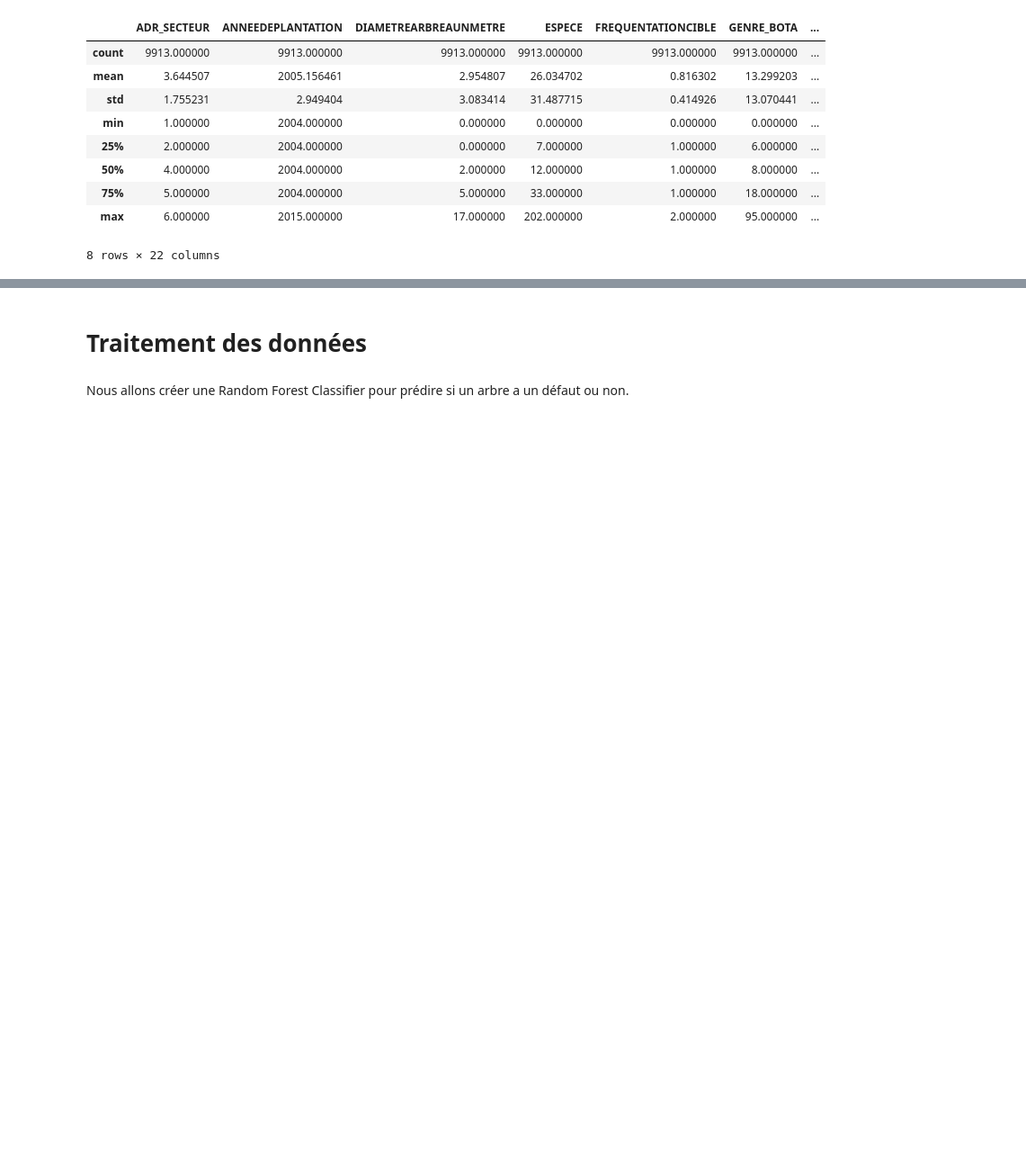
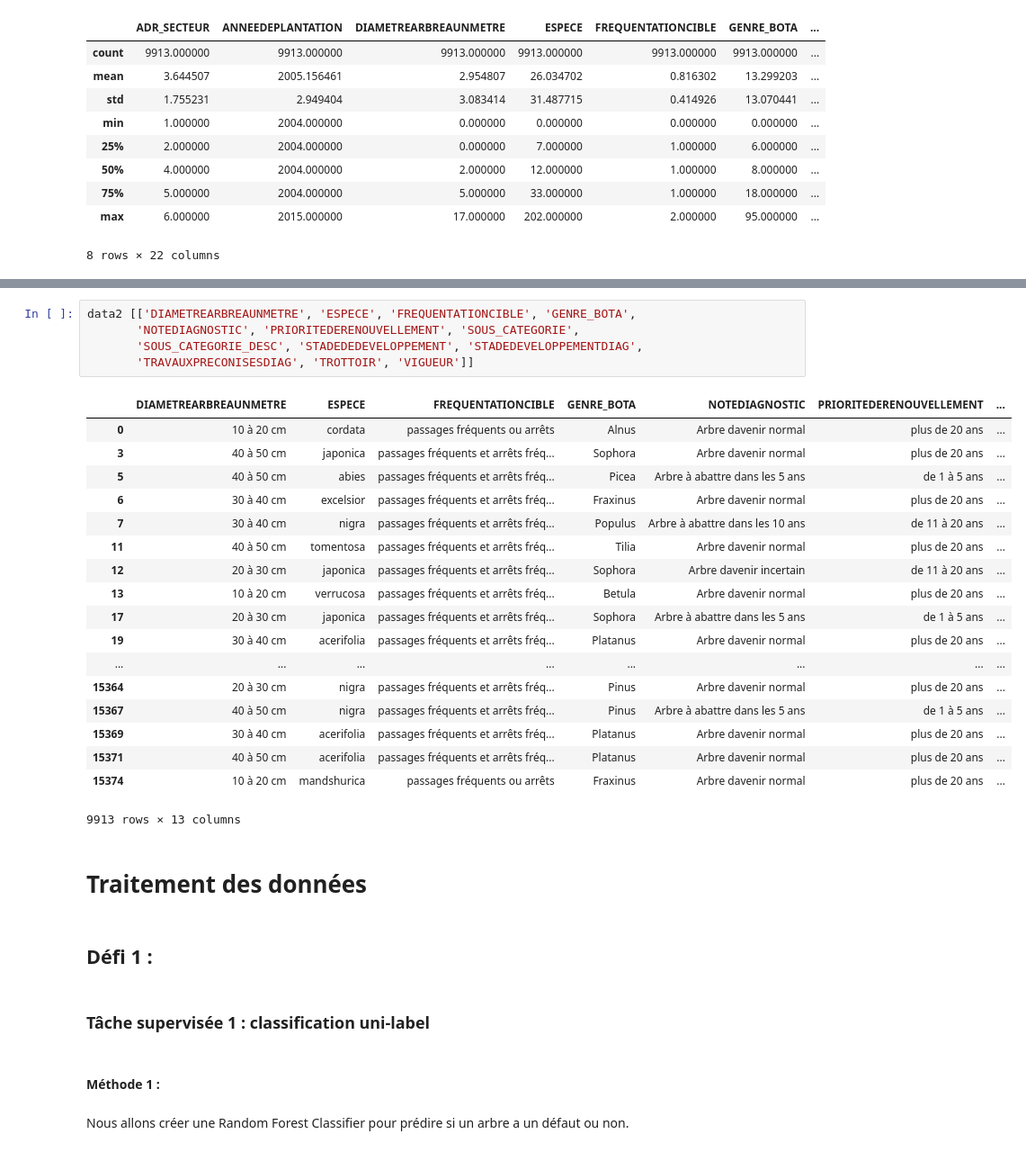
Before and after one commit to Bertrand-gbt/Projet-Fouilles-de-donn-es, a Jupyter notebook: Projet_FDEC.ipynb, the cells around one changed output, grey strips where cells are left out. Shown at 90% size. Saved outputs shown, nothing was run; the diff lists cells and outputs as text; blank space fills up the shorter version.

```diff
--- a/Projet_FDEC.ipynb
+++ b/Projet_FDEC.ipynb
@@ -213,5 +243,35 @@ data1.describe()
+# %%
+data2 [['DIAMETREARBREAUNMETRE', 'ESPECE', 'FREQUENTATIONCIBLE', 'GENRE_BOTA',
+       'NOTEDIAGNOSTIC', 'PRIORITEDERENOUVELLEMENT', 'SOUS_CATEGORIE',
+       'SOUS_CATEGORIE_DESC', 'STADEDEDEVELOPPEMENT', 'STADEDEVELOPPEMENTDIAG',
+       'TRAVAUXPRECONISESDIAG', 'TROTTOIR', 'VIGUEUR']]
+# %% [output]
+|  | DIAMETREARBREAUNMETRE | ESPECE | FREQUENTATIONCIBLE | GENRE_BOTA | NOTEDIAGNOSTIC | PRIORITEDERENOUVELLEMENT | ... |
+| 0 | 10 à 20 cm | cordata | passages fréquents ou arrêts | Alnus | Arbre davenir normal | plus de 20 ans | ... |
+| 3 | 40 à 50 cm | japonica | passages fréquents et arrêts fréq... | Sophora | Arbre davenir normal | plus de 20 ans | ... |
+| 5 | 40 à 50 cm | abies | passages fréquents et arrêts fréq... | Picea | Arbre à abattre dans les 5 ans | de 1 à 5 ans | ... |
+| 6 | 30 à 40 cm | excelsior | passages fréquents et arrêts fréq... | Fraxinus | Arbre davenir normal | plus de 20 ans | ... |
+| 7 | 30 à 40 cm | nigra | passages fréquents et arrêts fréq... | Populus | Arbre à abattre dans les 10 ans | de 11 à 20 ans | ... |
+| 11 | 40 à 50 cm | tomentosa | passages fréquents et arrêts fréq... | Tilia | Arbre davenir normal | plus de 20 ans | ... |
+| 12 | 20 à 30 cm | japonica | passages fréquents et arrêts fréq... | Sophora | Arbre davenir incertain | de 11 à 20 ans | ... |
+| 13 | 10 à 20 cm | verrucosa | passages fréquents et arrêts fréq... | Betula | Arbre davenir normal | plus de 20 ans | ... |
+| 17 | 20 à 30 cm | japonica | passages fréquents et arrêts fréq... | Sophora | Arbre à abattre dans les 5 ans | de 1 à 5 ans | ... |
+| 19 | 30 à 40 cm | acerifolia | passages fréquents et arrêts fréq... | Platanus | Arbre davenir normal | plus de 20 ans | ... |
+| ... | ... | ... | ... | ... | ... | ... | ... |
+| 15364 | 20 à 30 cm | nigra | passages fréquents et arrêts fréq... | Pinus | Arbre davenir normal | plus de 20 ans | ... |
+| 15367 | 40 à 50 cm | nigra | passages fréquents et arrêts fréq... | Pinus | Arbre à abattre dans les 5 ans | de 1 à 5 ans | ... |
+| 15369 | 30 à 40 cm | acerifolia | passages fréquents et arrêts fréq... | Platanus | Arbre davenir normal | plus de 20 ans | ... |
+| 15371 | 40 à 50 cm | acerifolia | passages fréquents et arrêts fréq... | Platanus | Arbre davenir normal | plus de 20 ans | ... |
+| 15374 | 10 à 20 cm | mandshurica | passages fréquents ou arrêts | Fraxinus | Arbre davenir normal | plus de 20 ans | ... |
+9913 rows × 13 columns
 # %% [markdown]
 # Traitement des données
+# %% [markdown]
+## Défi 1 :
+# %% [markdown]
+### Tâche supervisée 1 : classification uni-label
+# %% [markdown]
+#### Méthode 1 :
 # %% [markdown]
 Nous allons créer une Random Forest Classifier pour prédire si un arbre a un défaut ou non.
 # %%
```
Also changed, not shown: parts of 56 cells of this notebook, 3 other files.
